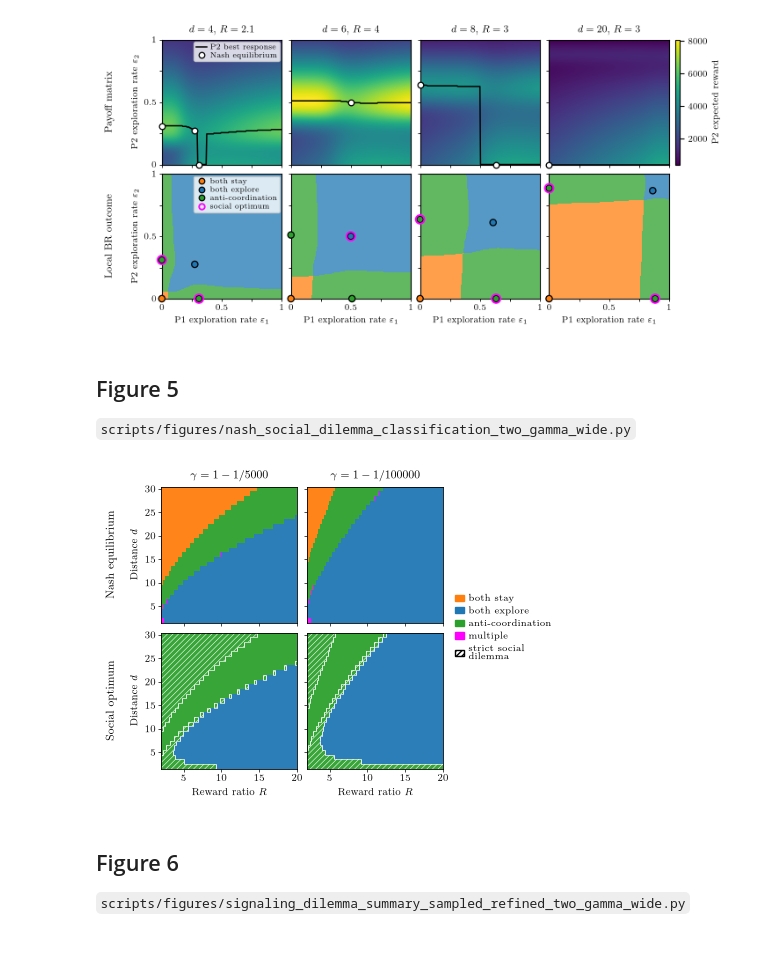
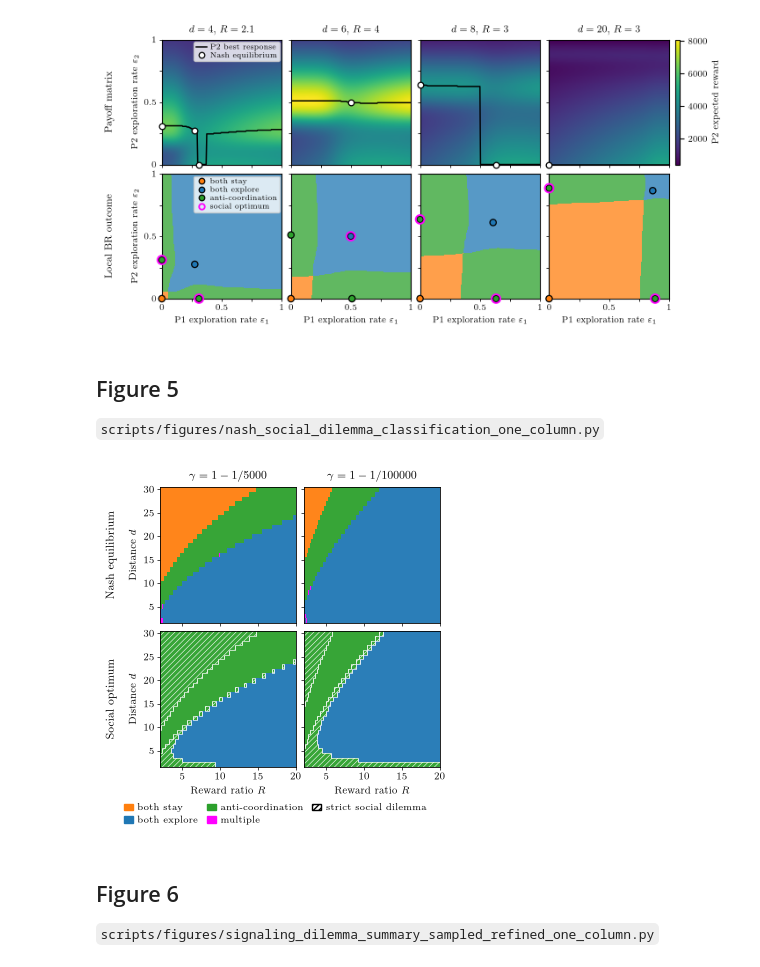
Before and after one commit to james-wolfe/competitive-exploration, a Jupyter notebook: notebooks/main_figs.ipynb, the cells around one changed output. Saved outputs shown, nothing was run; the diff lists cells and outputs as text; code cells hidden in the pictures.

```diff
--- a/notebooks/main_figs.ipynb
+++ b/notebooks/main_figs.ipynb
@@ -489,7 +521,7 @@ save_figure(fig, "four_regimes_payoff_and_localBR.pdf")
 [figure]
 # %% [markdown]
 ## Figure 5
-`scripts/figures/nash_social_dilemma_classification_two_gamma_wide.py`
+`scripts/figures/nash_social_dilemma_classification_one_column.py`
 # %%
 """Figure 5: type of the Nash equilibria and of the socially optimal locally stable
 point over reward ratio and distance, with strict social dilemmas hatched, for two
@@ -566,10 +598,10 @@ def hatch_cells(ax, mask):
     )
 
 
-# Square panels the size of those in Figure 6, with the legend on the right, at the
-# width of a 3/4-page figure.
+# Square panels the size of those in Figure 6, one column wide, with the legend below.
 panel = TWO_GAMMA_PANEL_SIZE
-width, left, bottom, top, gap = PNAS_WIDTHS["one_and_half"], 0.58, 0.33, 0.2, 0.1
+legend_space = 0.4
+width, left, bottom, top, gap = PNAS_WIDTHS["single"], 0.56, 0.33 + legend_space, 0.2, 0.08
 height = bottom + 2 * panel + gap + top
 fig, axes = plt.subplots(
     2, len(data["T_values"]), figsize=(width, height), sharex=True, sharey=True
@@ -593,45 +625,44 @@ for t, T in enumerate(data["T_values"]):
 
 for ax in axes.ravel():
     ax.set_xticks([5, 10, 15, 20])
     ax.set_yticks([5, 10, 15, 20, 25, 30])
     ax.tick_params(length=2, width=0.5, pad=2)
     for spine in ax.spines.values():
         spine.set_zorder(30)
         spine.set_linewidth(0.6)
 for row, label in enumerate(["Nash equilibrium", "Social optimum"]):
     axes[row, 0].set_ylabel(r"Distance $d$")
-    add_row_label(axes[row, 0], label, x=-0.37)
+    add_row_label(axes[row, 0], label, x=-0.36)
 
 present = np.union1d(types["nash_type"], types["social_optimum_type"])
 fig.legend(
     handles=[
         Patch(color=OUTCOME_CMAP(code), label=OUTCOME_LABELS[code]) for code in present
     ]
     + [
         Patch(
             facecolor="white",
             edgecolor="black",
             hatch="//////",
-            label="strict social\ndilemma",
+            label="strict social dilemma",
         )
     ],
-    loc="center left",
-    bbox_to_anchor=(
-        (left + 2 * panel + gap + 0.08) / width,
-        (bottom + panel + gap / 2) / height,
-    ),
+    loc="upper center",
+    bbox_to_anchor=(0.5, legend_space / height),
+    ncol=3,
+    columnspacing=1.0,
     handlelength=1.0,
     handletextpad=0.5,
     borderaxespad=0,
     frameon=False,
 )
 
-save_figure(fig, "nash_social_dilemma_classification_two_gamma_wide.pdf")
+save_figure(fig, "nash_social_dilemma_classification_one_column.pdf")
 # %% [output]
-[figure, old version]
+[figure, new version]
 # %% [markdown]
 ## Figure 6
-`scripts/figures/signaling_dilemma_summary_sampled_refined_two_gamma_wide.py`
+`scripts/figures/signaling_dilemma_summary_sampled_refined_one_column.py`
 # %%
 """Figure 6: which strict dilemmas with both agents exploring at the worst Nash
 equilibrium are removed by signaling, and by how much the worst Nash payoff rises, for
```
Also changed, not shown: parts of 3 cells of this notebook, 6 other files.
